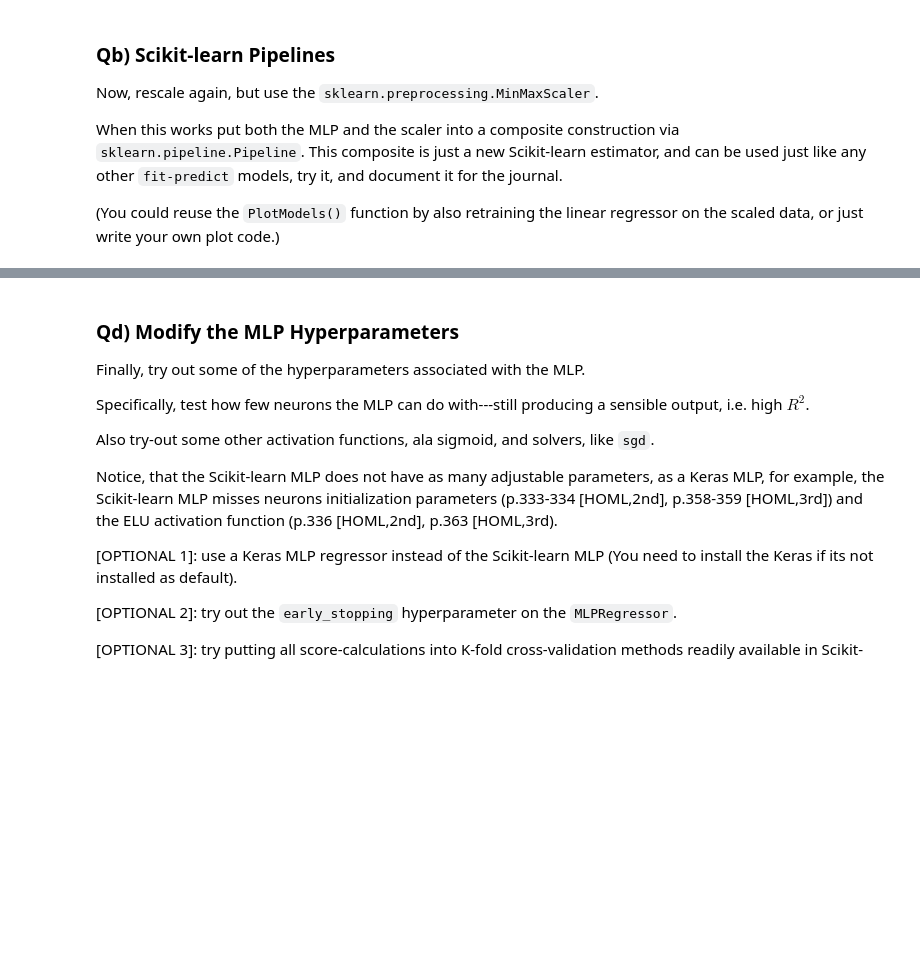
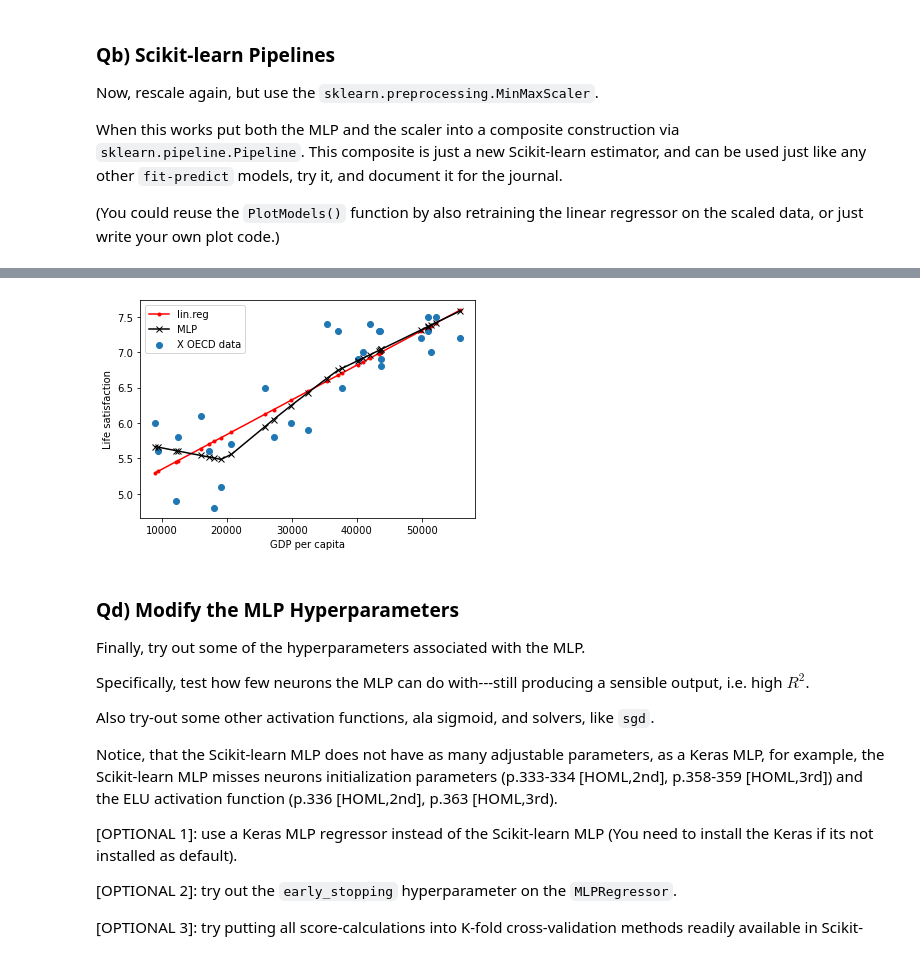
Before and after one commit to gomgom50/MLKursus, a Jupyter notebook: Morten/O4_pipelines_Morten.ipynb, the cells around one changed output, grey strips where cells are left out. Cells and saved outputs as stored; diff of their text form; code cells hidden in the pictures; blank space fills up the shorter version.

```diff
--- a/Morten/O4_pipelines_Morten.ipynb
+++ b/Morten/O4_pipelines_Morten.ipynb
@@ -138,0 +241,22 @@ assert False, "TODO: investigate outlier problems and try a StandardScaler.."
+# %%
+# TODO: research the problem here..
+
+pipeLINSS = Pipeline([
+    ('scaler',StandardScaler()),
+    ('linreg', LinearRegression()),
+])
+
+
+mlpSS = MLPRegressor( hidden_layer_sizes=(10,), solver='adam', activation='relu', tol=1E-5, max_iter=100000, verbose=True)
+
+pipeMLPSS = Pipeline([
+    ('scaler',StandardScaler()),
+    ('linreg', mlpSS),
+])
+
+pipeLINSS.fit(X,y)
+pipeMLPSS.fit(X,y)
+
+
+PlotModels(pipeLINSS, pipeMLPSS, X, y, "lin.reg", "MLP")
+# %% [output]
@@ -139,3 +280,4 @@ assert False, "TODO: investigate outlier problems and try a StandardScaler.."
+[figure, added]
 # %% [markdown]
 ### Qd) Modify the MLP Hyperparameters
 
```
Also changed, not shown: parts of 16 cells of this notebook.
